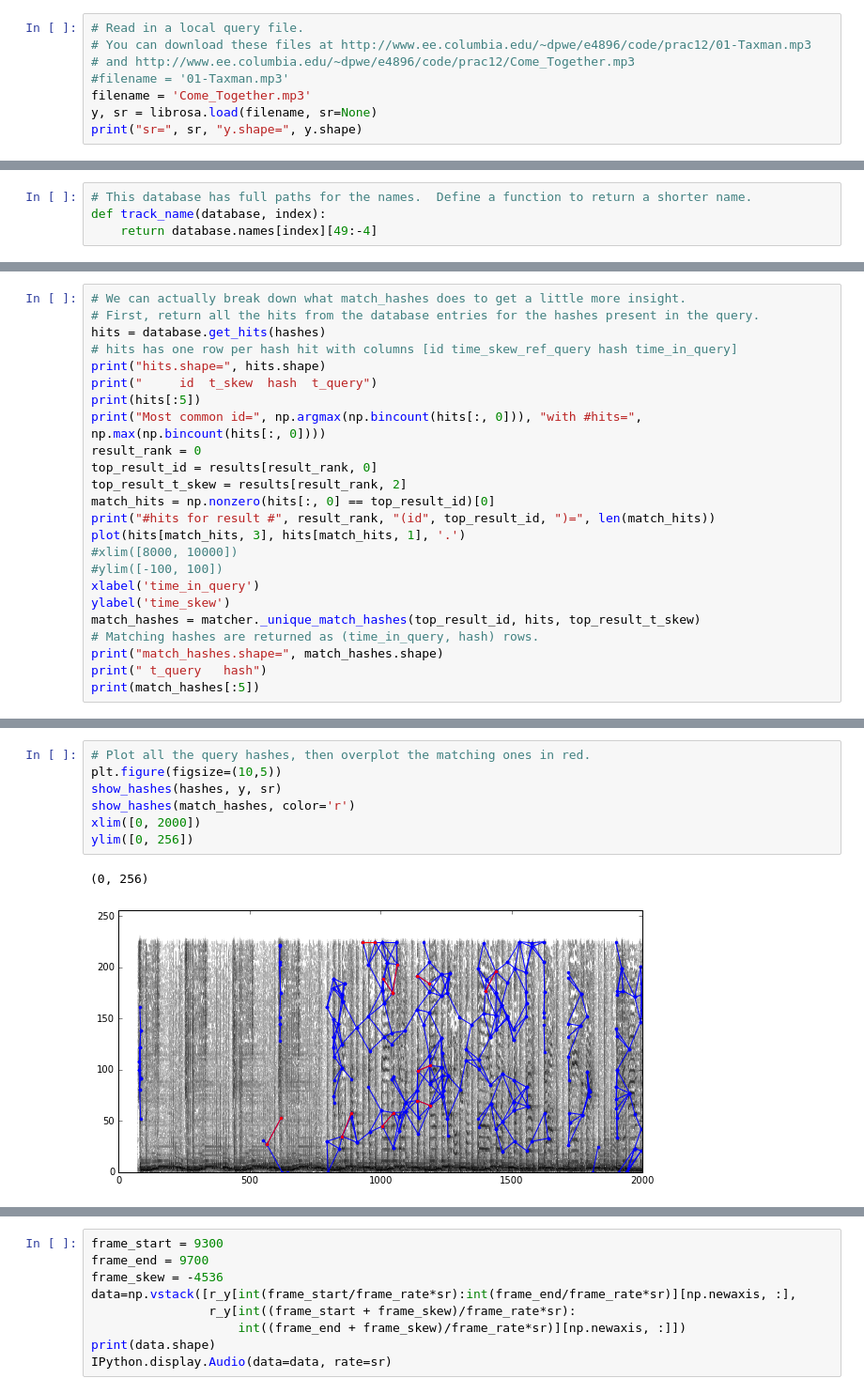
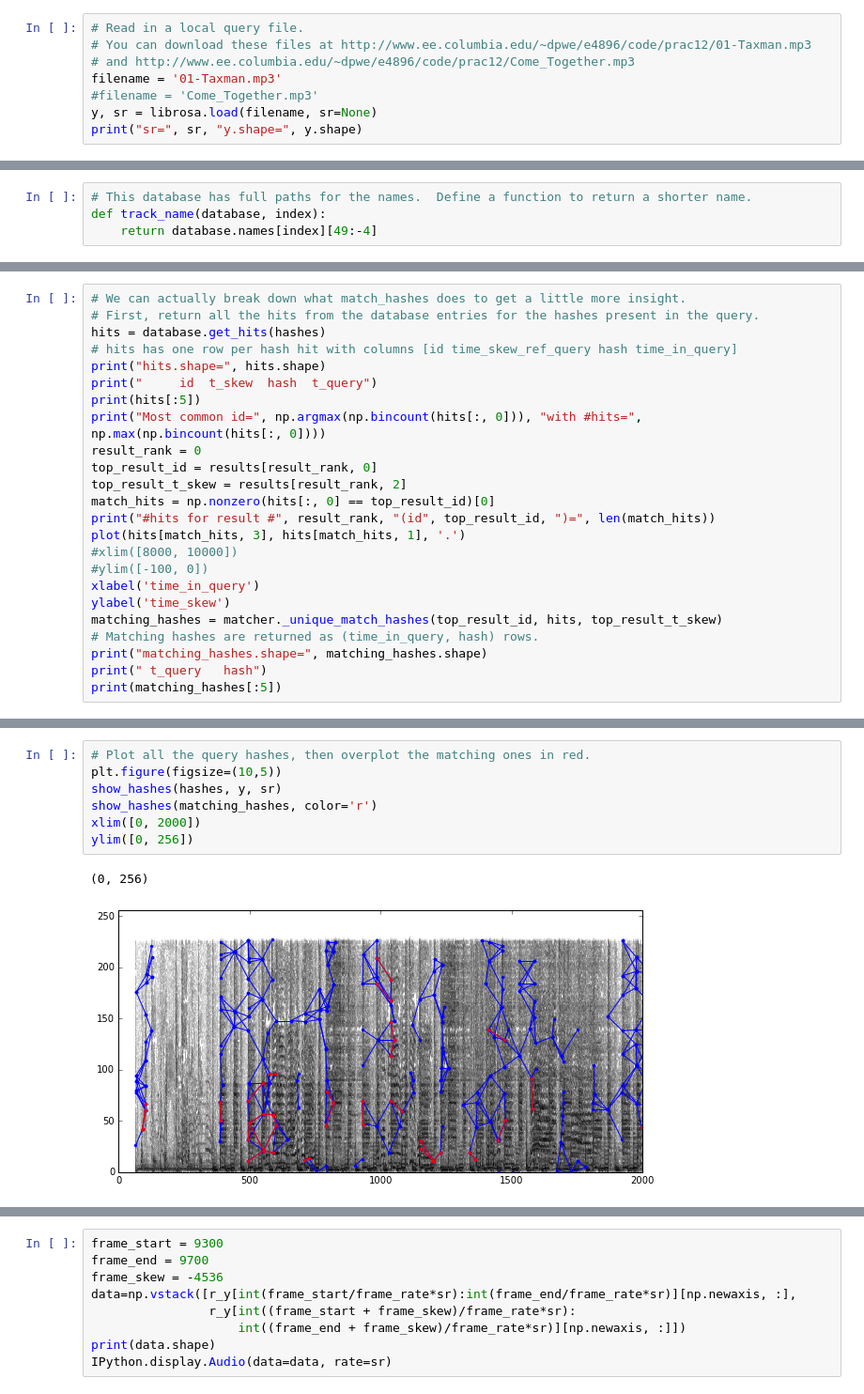
Before and after one commit to dpwe/elene4896, a Jupyter notebook: prac12/e4896_prac12_fprint.ipynb, the cells around one changed output, grey strips where cells are left out. Shown at 94% size. Saved outputs shown, nothing was run; the diff lists cells and outputs as text.

```diff
--- a/prac12/e4896_prac12_fprint.ipynb
+++ b/prac12/e4896_prac12_fprint.ipynb
@@ -33,8 +41,8 @@ def my_imshow(data, **kwargs):
 # Read in a local query file.
 # You can download these files at http://www.ee.columbia.edu/~dpwe/e4896/code/prac12/01-Taxman.mp3
 # and http://www.ee.columbia.edu/~dpwe/e4896/code/prac12/Come_Together.mp3
-#filename = '01-Taxman.mp3'
-filename = 'Come_Together.mp3'
+filename = '01-Taxman.mp3'
+#filename = 'Come_Together.mp3'
 y, sr = librosa.load(filename, sr=None)
 print("sr=", sr, "y.shape=", y.shape)
 # %% [output]
@@ -229,12 +232,12 @@ match_hits = np.nonzero(hits[:, 0] == top_result_id)[0]
 print("#hits for result #", result_rank, "(id", top_result_id, ")=", len(match_hits))
 plot(hits[match_hits, 3], hits[match_hits, 1], '.')
 #xlim([8000, 10000])
-#ylim([-100, 100])
+#ylim([-100, 0])
 xlabel('time_in_query')
 ylabel('time_skew')
-match_hashes = matcher._unique_match_hashes(top_result_id, hits, top_result_t_skew)
+matching_hashes = matcher._unique_match_hashes(top_result_id, hits, top_result_t_skew)
 # Matching hashes are returned as (time_in_query, hash) rows.
-print("match_hashes.shape=", match_hashes.shape)
+print("matching_hashes.shape=", matching_hashes.shape)
 print(" t_query   hash")
-print(match_hashes[:5])
+print(matching_hashes[:5])
 # %% [output]
@@ -258,12 +261,12 @@ match_hashes.shape= (92, 2)
 # %%
 # Plot all the query hashes, then overplot the matching ones in red.
 plt.figure(figsize=(10,5))
 show_hashes(hashes, y, sr)
-show_hashes(match_hashes, color='r')
+show_hashes(matching_hashes, color='r')
 xlim([0, 2000])
 ylim([0, 256])
 # %% [output]
 (0, 256)
-[figure, old version]
+[figure, new version]
 # %%
 # We can get the reference item audio via the lab's web server.
```
Also changed, not shown: parts of 20 cells of this notebook.
